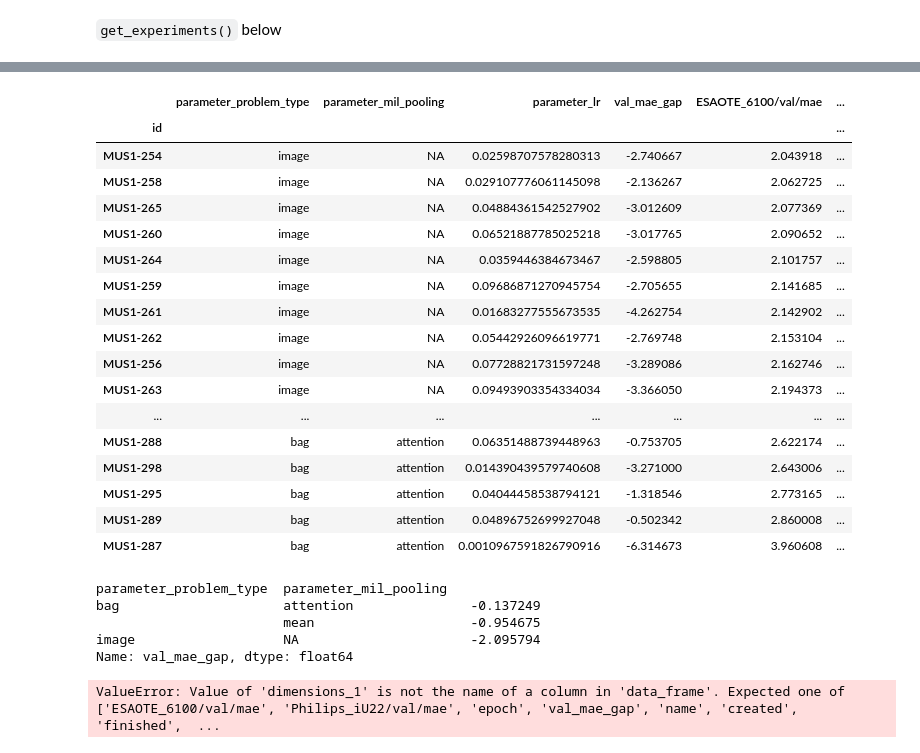
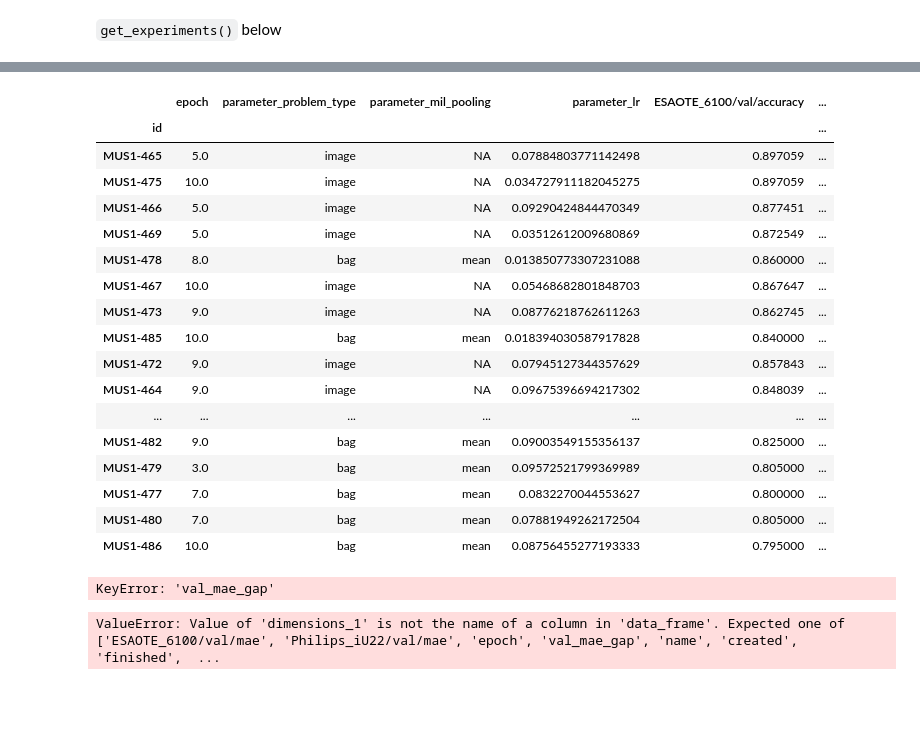
Before and after one commit to CreateRandom/muscle-ultrasound, a Jupyter notebook: notebooks/Experiments_analysis.ipynb, the cells around one changed output, grey strips where cells are left out. Cells and saved outputs as stored; diff of their text form; code cells hidden in the pictures; blank space fills up the shorter version.

```diff
--- a/notebooks/Experiments_analysis.ipynb
+++ b/notebooks/Experiments_analysis.ipynb
@@ -36,7 +34,7 @@ WARNING: There is a new version of neptune-client 0.4.116 (installed: 0.4.114).
 # %% [markdown]
 `get_experiments()` below
 # %%
-attribute = 'BMI'
+attribute = 'Sex'
 problem_type = problem_kind[attribute]
 print(problem_type)
 # get experiments objects that satisfy all three conditions. Note that running time is in seconds.
@@ -56,3 +48,15 @@ logs_names = log_mapping[problem_type]
+# %%
+machines = ['ESAOTE_6100/val/', 'Philips_iU22/val/']
+metric_mapping = {'regression': ['mae'],
+              'binary': ['accuracy', 'p', 'r']}
+
+metric_list = metric_mapping[problem_type]
+
+logs_names = []
+for machine in machines:
+    for metric in metric_list:
+        final_metric = machine + metric
+        logs_names.append(final_metric)
 # %%
 metrics_df = pd.DataFrame(columns=['id', *logs_names])
 for experiment in experiments:
@@ -73,7 +77,7 @@ def compute_f1_philips(entry):
 if problem_type == 'binary':
     metrics_df['ESAOTE_6100/val/f1'] = metrics_df.apply(compute_f1_esaote, axis=1)
     metrics_df['Philips_iU22/val/f1'] = metrics_df.apply(compute_f1_philips, axis=1)
-    metrics_df['val_f1_gap'] = metrics_df['ESAOTE_6100/val/f1']  -metrics_df['Philips_iU22/val/f1']
+  #  metrics_df['val_f1_gap'] = metrics_df['ESAOTE_6100/val/f1']  -metrics_df['Philips_iU22/val/f1']
 else:
     metrics_df['val_mae_gap'] = metrics_df['ESAOTE_6100/val/mae']  -metrics_df['Philips_iU22/val/mae']
 
@@ -114,40 +118,41 @@ plot_frame.head(n=10)
 # %%
+params_of_interest = ['epoch', 'parameter_problem_type', 'parameter_mil_pooling', 'parameter_lr']
+to_include =  params_of_interest + logs_names
+# TODO add the gaps back in
 if problem_type == 'binary':
-    comp_frame = plot_frame.sort_values('ESAOTE_6100/val/f1', ascending=False)[['epoch','parameter_problem_type', 'parameter_mil_pooling', 'parameter_backend_lr', 'parameter_lr', 'val_f1_gap', 'ESAOTE_6100/val/f1', 'ESAOTE_6100/val/accuracy',  'Philips_iU22/val/f1', 'Philips_iU22/val/accuracy']]
+    to_include.append('ESAOTE_6100/val/f1')
+    to_include.append('Philips_iU22/val/f1')
+    comp_frame = plot_frame.sort_values('ESAOTE_6100/val/f1', ascending=False)[to_include]
 else:
-    comp_frame = plot_frame.sort_values('ESAOTE_6100/val/mae')[['parameter_problem_type', 'parameter_mil_pooling', 'parameter_lr', 'val_mae_gap', 'ESAOTE_6100/val/mae', 'Philips_iU22/val/mae']]
+    comp_frame = plot_frame.sort_values('ESAOTE_6100/val/mae')[to_include]
 
 
 comp_frame['parameter_mil_pooling'] = comp_frame['parameter_mil_pooling'].fillna('NA')
 comp_frame
 # %% [output]
-|  | parameter_problem_type | parameter_mil_pooling | parameter_lr | val_mae_gap | ESAOTE_6100/val/mae | ... |
+|  | epoch | parameter_problem_type | parameter_mil_pooling | parameter_lr | ESAOTE_6100/val/accuracy | ... |
 | id |  |  |  |  |  | ... |
-| MUS1-254 | image | NA | 0.02598707578280313 | -2.740667 | 2.043918 | ... |
-| MUS1-258 | image | NA | 0.029107776061145098 | -2.136267 | 2.062725 | ... |
-| MUS1-265 | image | NA | 0.04884361542527902 | -3.012609 | 2.077369 | ... |
-| MUS1-260 | image | NA | 0.06521887785025218 | -3.017765 | 2.090652 | ... |
-| MUS1-264 | image | NA | 0.0359446384673467 | -2.598805 | 2.101757 | ... |
-| MUS1-259 | image | NA | 0.09686871270945754 | -2.705655 | 2.141685 | ... |
-| MUS1-261 | image | NA | 0.01683277555673535 | -4.262754 | 2.142902 | ... |
-| MUS1-262 | image | NA | 0.05442926096619771 | -2.769748 | 2.153104 | ... |
-| MUS1-256 | image | NA | 0.07728821731597248 | -3.289086 | 2.162746 | ... |
-| MUS1-263 | image | NA | 0.09493903354334034 | -3.366050 | 2.194373 | ... |
+| MUS1-465 | 5.0 | image | NA | 0.07884803771142498 | 0.897059 | ... |
+| MUS1-475 | 10.0 | image | NA | 0.034727911182045275 | 0.897059 | ... |
+| MUS1-466 | 5.0 | image | NA | 0.09290424844470349 | 0.877451 | ... |
+| MUS1-469 | 5.0 | image | NA | 0.03512612009680869 | 0.872549 | ... |
+| MUS1-478 | 8.0 | bag | mean | 0.013850773307231088 | 0.860000 | ... |
+| MUS1-467 | 10.0 | image | NA | 0.05468682801848703 | 0.867647 | ... |
+| MUS1-473 | 9.0 | image | NA | 0.08776218762611263 | 0.862745 | ... |
+| MUS1-485 | 10.0 | bag | mean | 0.018394030587917828 | 0.840000 | ... |
+| MUS1-472 | 9.0 | image | NA | 0.07945127344357629 | 0.857843 | ... |
+| MUS1-464 | 9.0 | image | NA | 0.09675396694217302 | 0.848039 | ... |
 | ... | ... | ... | ... | ... | ... | ... |
-| MUS1-288 | bag | attention | 0.06351488739448963 | -0.753705 | 2.622174 | ... |
-| MUS1-298 | bag | attention | 0.014390439579740608 | -3.271000 | 2.643006 | ... |
-| MUS1-295 | bag | attention | 0.04044458538794121 | -1.318546 | 2.773165 | ... |
-| MUS1-289 | bag | attention | 0.04896752699927048 | -0.502342 | 2.860008 | ... |
-| MUS1-287 | bag | attention | 0.0010967591826790916 | -6.314673 | 3.960608 | ... |
+| MUS1-482 | 9.0 | bag | mean | 0.09003549155356137 | 0.825000 | ... |
+| MUS1-479 | 3.0 | bag | mean | 0.09572521799369989 | 0.805000 | ... |
+| MUS1-477 | 7.0 | bag | mean | 0.0832270044553627 | 0.800000 | ... |
+| MUS1-480 | 7.0 | bag | mean | 0.07881949262172504 | 0.805000 | ... |
+| MUS1-486 | 10.0 | bag | mean | 0.08756455277193333 | 0.795000 | ... |
 # %%
 if problem_type == 'binary':
     print(comp_frame.groupby(['parameter_problem_type','parameter_mil_pooling']).min()['val_f1_gap'])
 else:
     print(comp_frame.groupby(['parameter_problem_type','parameter_mil_pooling']).max()['val_mae_gap'])
 # %% [output]
-parameter_problem_type  parameter_mil_pooling
-bag                     attention               -0.137249
-                        mean                    -0.954675
-image                   NA                      -2.095794
-Name: val_mae_gap, dtype: float64
+KeyError: 'val_mae_gap'
 # %%
```
Also changed, not shown: parts of 7 cells of this notebook, 1 other file.
